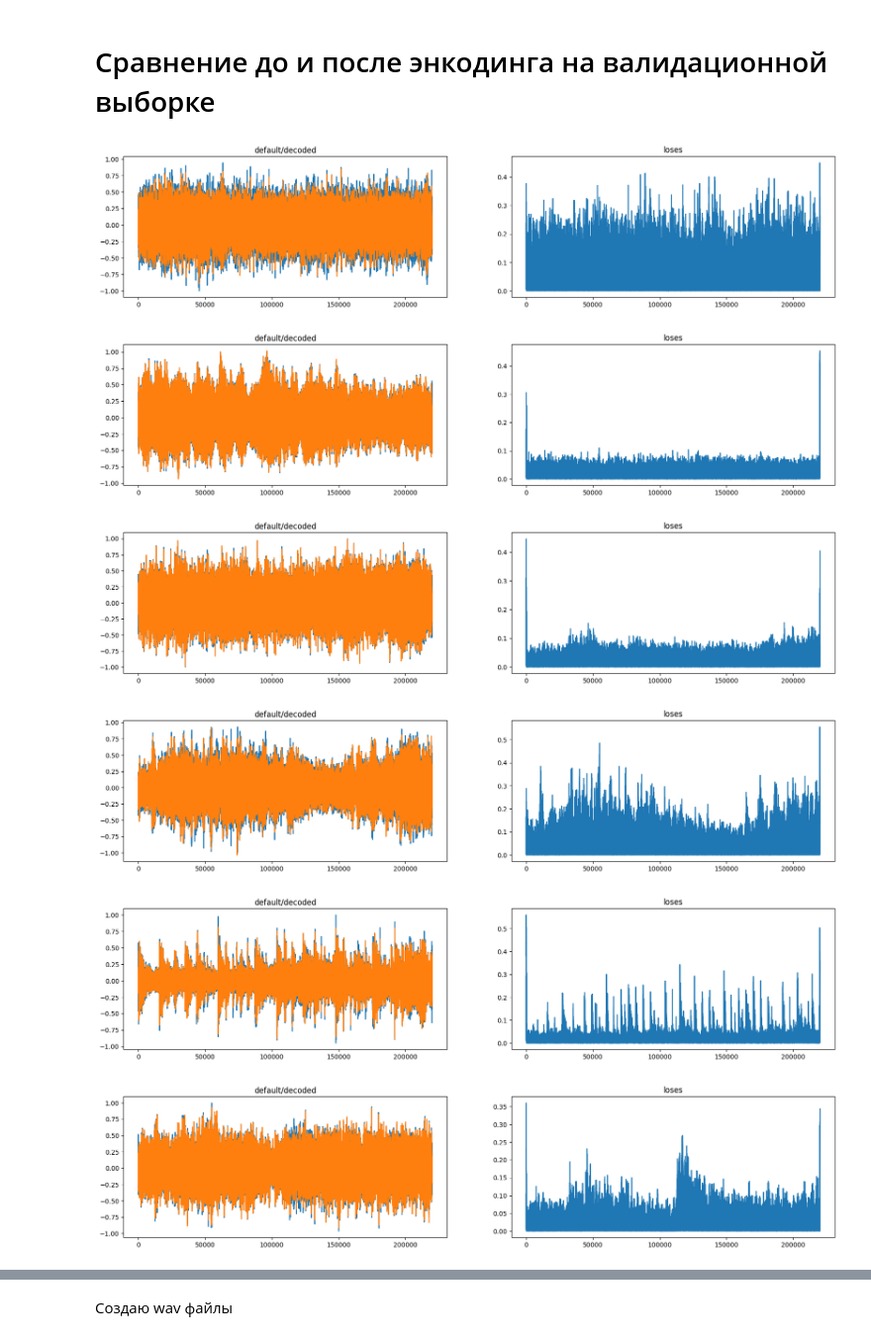
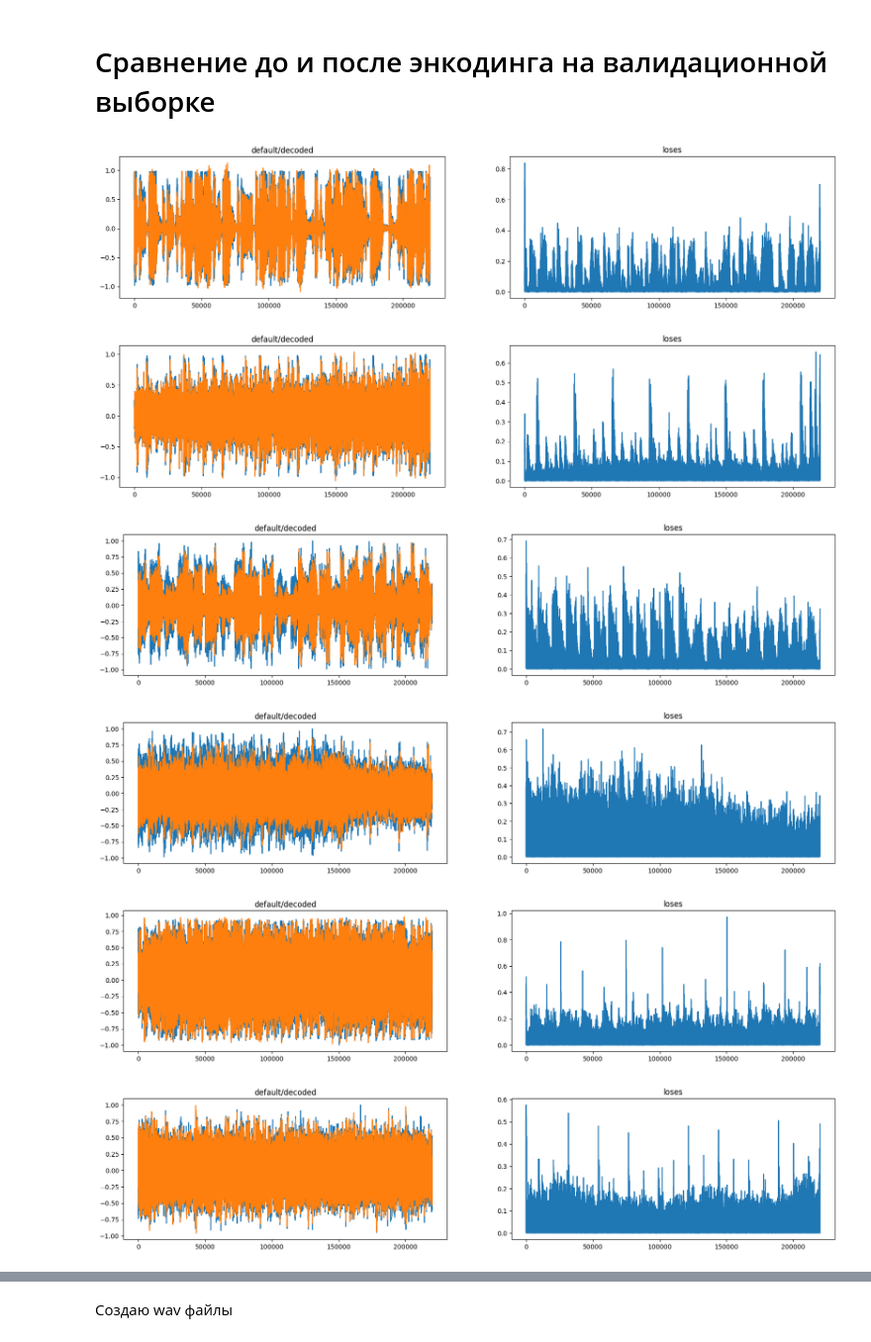
Before and after one commit to AlexJagello/BHCourse_2_Homework_2, a Jupyter notebook: AudioEncoder.ipynb, the cells around one changed output, grey strips where cells are left out. Shown: that part at 99% size. Drawn from its saved outputs; the diff is of its cells as text; code cells hidden in the pictures.

```diff
--- a/AudioEncoder.ipynb
+++ b/AudioEncoder.ipynb
@@ -228,50 +230,55 @@ model.eval()
 DURATION = 10
 SAMPLE_LENGTH = SAMPLE_RATE * DURATION
 
+max_displaying_items = 10
+
 def loader(startInd: int,amount:int):
     loaded_data = []
-    for path in pathes[startInd:amount]:
+    for path in pathes[startInd:startInd + amount]:
         y, sr = librosa.load(path, duration=DURATION, sr=SAMPLE_RATE, offset=5)
         loaded_data.append(y)
     return loaded_data
 
 def NormalizeData(data):
     return (data - np.min(data)) / (np.max(data) - np.min(data))
 
-y = loader(7200, 7212)
+y = loader(7500, max_displaying_items)
 s_y = [scaler(item) for item in y]
 decoded = []
 encoded = []
 for i, item in enumerate(s_y):
     y_tensor = torch.FloatTensor(item).view(-1, SAMPLE_LENGTH)
-    enc = model.forward_encoder(y_tensor)
+    enc = model.forward_encoder(y_tensor) # сжимаю аудио
     encoded.append(enc)
-    dec = model.forward_decoder(enc)
+    dec = model.forward_decoder(enc) # декодирую аудио. Сжимается в 4 раза
     decoded.append(dec[0])
 
 
 
-max_displaying_items = 10
 
 def draw_one_plot_line(default, decoded):
     fig, (ax1,ax2) = plt.subplots(1, 2, figsize=[20, 4])
+
+     # график сравнение декодированого и оригинального спектра
     ax1.plot(default)
     ax1.plot(decoded.tolist())
     ax1.set_title("default/decoded")
-    def_abs = [abs(x) for x in default]
+
+    # График потерь
+    def_abs = [abs(x) for x in default] #
     dec_abs = [abs(x) for x in decoded.tolist()]
     loses = [abs(def_abs[i] - dec_abs[i]) for i,x in enumerate(default)]
     ax2.plot(loses)
     ax2.set_title("loses")
 
 
 
 for i in range(0, max_displaying_items):
     draw_one_plot_line(s_y[i], decoded[i])
 # %% [output]
-[figure, old version]
+[figure, new version]
-[figure, old version]
+[figure, new version]
-[figure, old version]
+[figure, new version]
-[figure, old version]
+[figure, new version]
-[figure, old version]
+[figure, new version]
-[figure, old version]
+[figure, new version]
```
Also changed, not shown: parts of 5 cells of this notebook.
